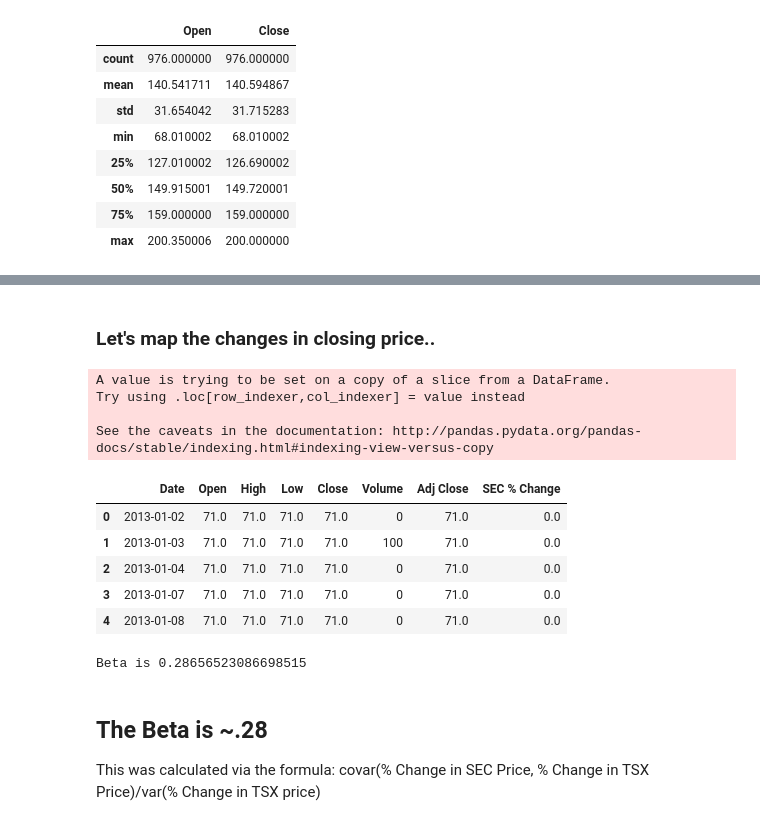
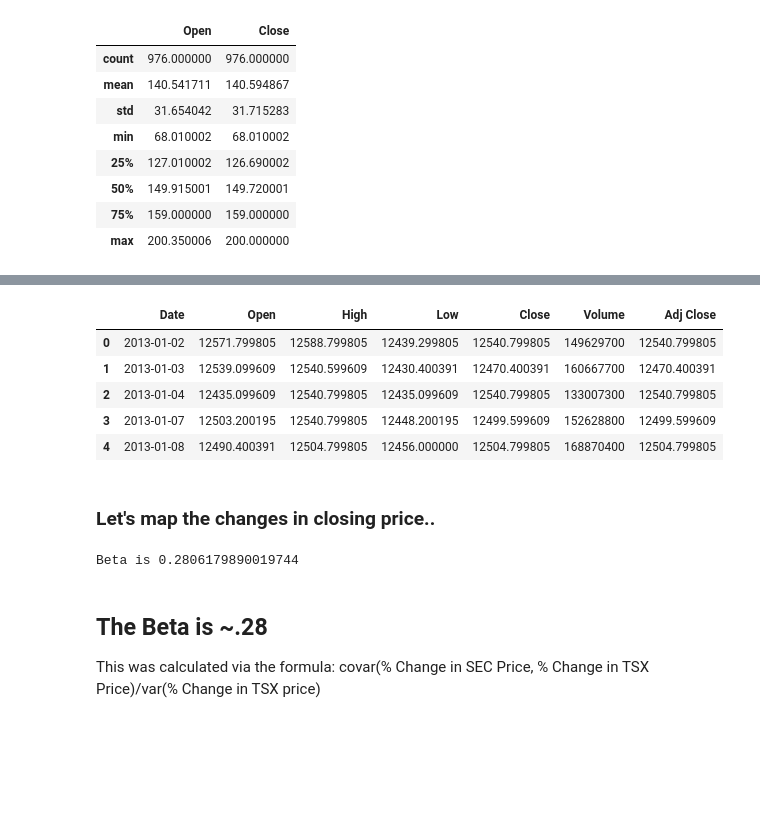
Before and after one commit to mattdeak/Senvest-Analysis, a Jupyter notebook: Senvest Capital Analysis.ipynb, the cells around one changed output, grey strips where cells are left out. Saved outputs shown, nothing was run; the diff lists cells and outputs as text; code cells hidden in the pictures; blank space fills up the shorter version.

Commit message:
fixed bug in calculating beta

```diff
--- a/Senvest Capital Analysis.ipynb
+++ b/Senvest Capital Analysis.ipynb
@@ -67,22 +76,11 @@ stock_info[['Open','Close']].describe()
+# %%
+tsx_info.head()
+# %% [output]
+|  | Date | Open | High | Low | Close | Volume | Adj Close |
+| 0 | 2013-01-02 | 12571.799805 | 12588.799805 | 12439.299805 | 12540.799805 | 149629700 | 12540.799805 |
+| 1 | 2013-01-03 | 12539.099609 | 12540.599609 | 12430.400391 | 12470.400391 | 160667700 | 12470.400391 |
+| 2 | 2013-01-04 | 12435.099609 | 12540.799805 | 12435.099609 | 12540.799805 | 133007300 | 12540.799805 |
+| 3 | 2013-01-07 | 12503.200195 | 12540.799805 | 12448.200195 | 12499.599609 | 152628800 | 12499.599609 |
+| 4 | 2013-01-08 | 12490.400391 | 12504.799805 | 12456.000000 | 12504.799805 | 168870400 | 12504.799805 |
 # %% [markdown]
 ### Let's map the changes in closing price..
-# %%
-## Drop null row (just last row)
-stock_info = stock_info.dropna()
-stock_info['SEC % Change'] = (stock_info['Close']-stock_info['Close']. \
-                          shift(-1))/stock_info['Close'].shift(-1) * 100
-tsx_info['TSX % Change'] = (tsx_info['Close']-tsx_info['Close']. \
-                          shift(-1))/tsx_info['Close'].shift(-1) * 100
-
-stock_info.head()
-# %% [output]
-A value is trying to be set on a copy of a slice from a DataFrame.
-Try using .loc[row_indexer,col_indexer] = value instead
-
-See the caveats in the documentation: http://pandas.pydata.org/pandas-docs/stable/indexing.html#indexing-view-versus-copy
-|  | Date | Open | High | Low | Close | Volume | Adj Close | SEC % Change |
-| 0 | 2013-01-02 | 71.0 | 71.0 | 71.0 | 71.0 | 0 | 71.0 | 0.0 |
-| 1 | 2013-01-03 | 71.0 | 71.0 | 71.0 | 71.0 | 100 | 71.0 | 0.0 |
-| 2 | 2013-01-04 | 71.0 | 71.0 | 71.0 | 71.0 | 0 | 71.0 | 0.0 |
-| 3 | 2013-01-07 | 71.0 | 71.0 | 71.0 | 71.0 | 0 | 71.0 | 0.0 |
-| 4 | 2013-01-08 | 71.0 | 71.0 | 71.0 | 71.0 | 0 | 71.0 | 0.0 |
@@ -95,8 +100,10 @@ stock_compare = stock_compare.dropna()
 # %%
-cov = np.cov(percent_change['TSX % Change'],percent_change['SEC % Change'])[0][1]/np.var(percent_change['TSX % Change'])
+percent_changed = percent_changed.dropna()
+
+cov = np.cov(percent_changed['TSX'],percent_changed['SEC'])[0][1]/np.var(percent_changed['TSX'])
 print ("Beta is {}".format(cov))
 # %% [output]
-Beta is 0.28656523086698515
+Beta is 0.2806179890019744
 # %% [markdown]
 ## The Beta is ~.28
 This was calculated via the formula: covar(% Change in SEC Price, % Change in TSX Price)/var(% Change in TSX price)
```
Also changed, not shown: parts of 6 cells of this notebook.
